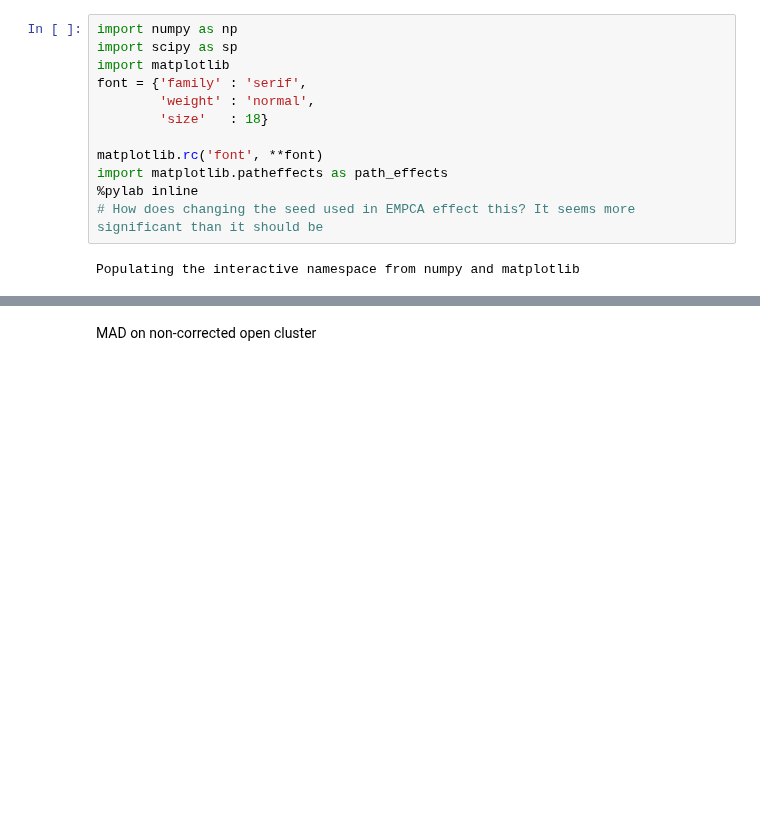
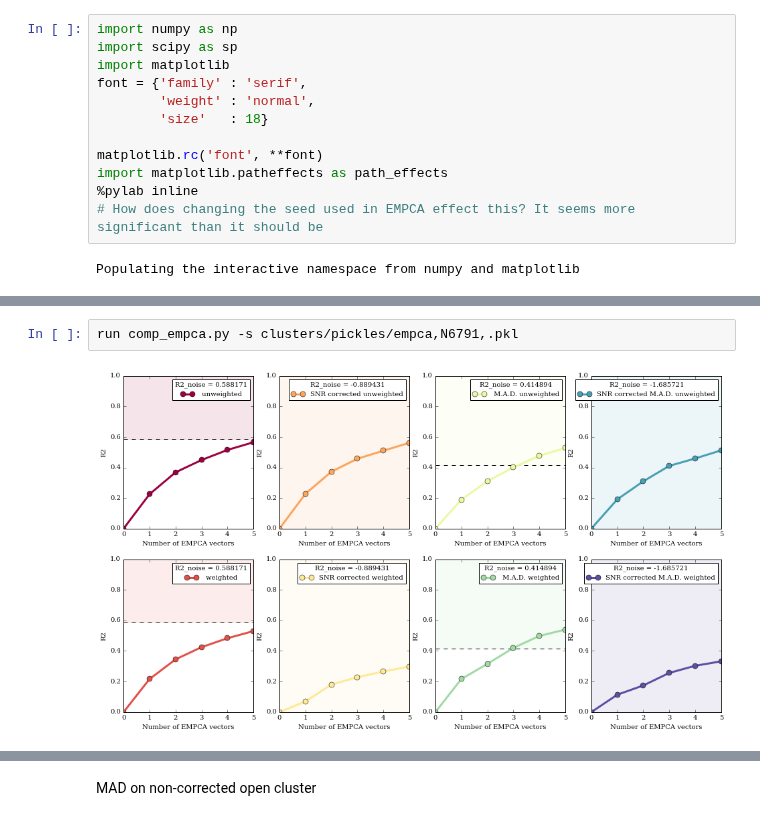
Before and after one commit to NatalieP-J/rcapogee-plots, a Jupyter notebook: empca.ipynb, the cells around one changed output, grey strips where cells are left out. Cells and saved outputs as stored; diff of their text form; blank space fills up the shorter version.

```diff
--- a/empca.ipynb
+++ b/empca.ipynb
@@ -14,0 +23,4 @@ Populating the interactive namespace from numpy and matplotlib
+# %%
+run comp_empca.py -s clusters/pickles/empca,N6791,.pkl
+# %% [output]
+[figure, added]
```
Also changed, not shown: parts of 9 cells of this notebook, 2 other files.
